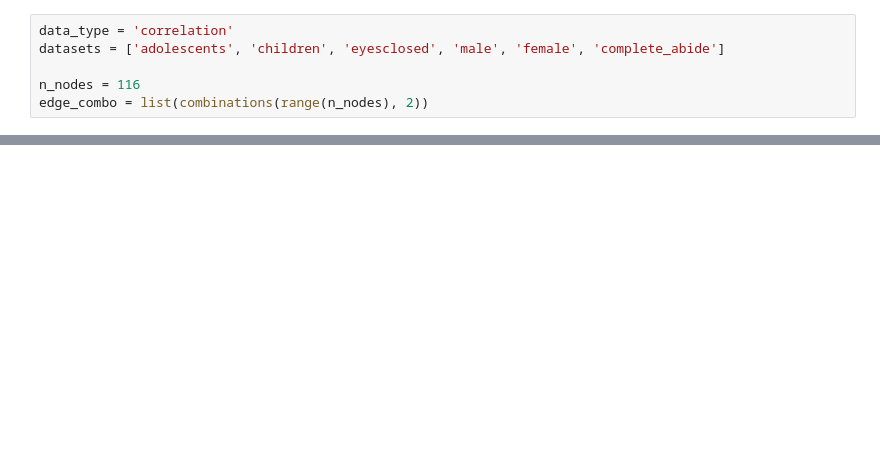
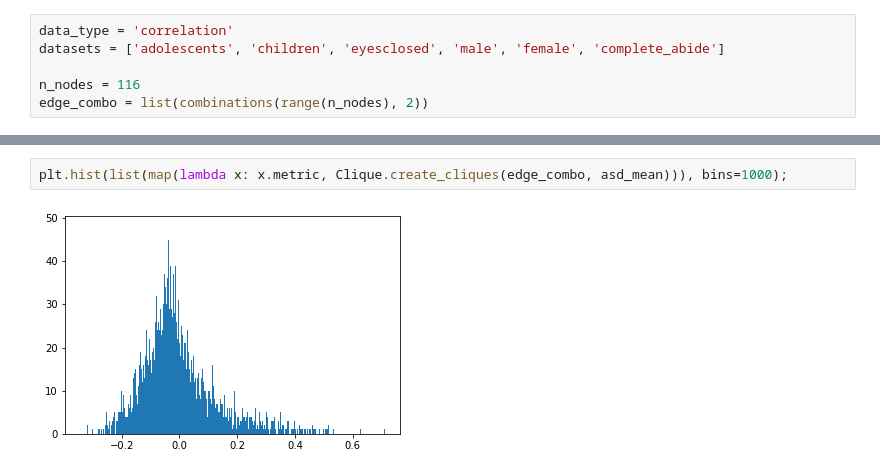
Before and after one commit to jrts/signed_modularity, a Jupyter notebook: modularity.ipynb, the cells around one changed output, grey strips where cells are left out. Saved outputs shown, nothing was run; the diff lists cells and outputs as text; blank space fills up the shorter version.

```diff
--- a/modularity.ipynb
+++ b/modularity.ipynb
@@ -59,0 +82,4 @@ asd_mean = np.mean(asd_subjects, axis=0)
+# %%
+plt.hist(list(map(lambda x: x.metric, Clique.create_cliques(edge_combo, asd_mean))), bins=1000);
+# %% [output]
+[figure, added]
```
Also changed, not shown: parts of 29 cells of this notebook, 2 other files.
